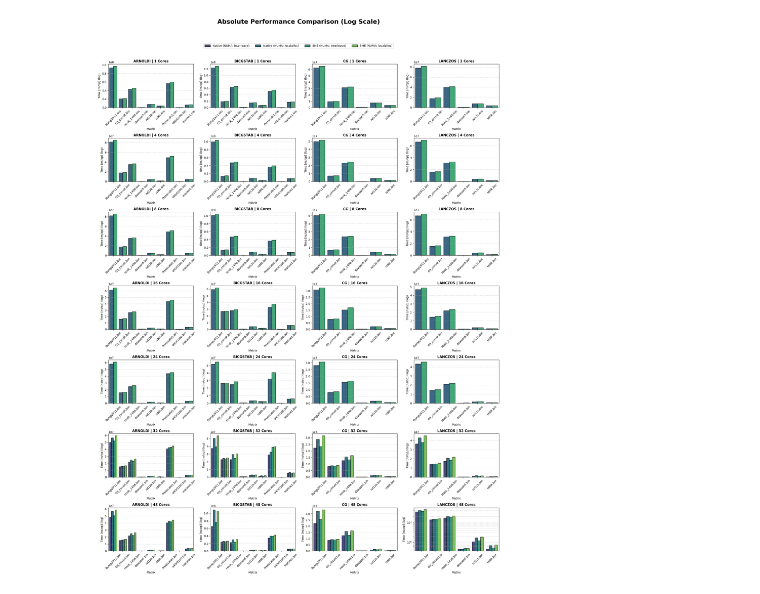
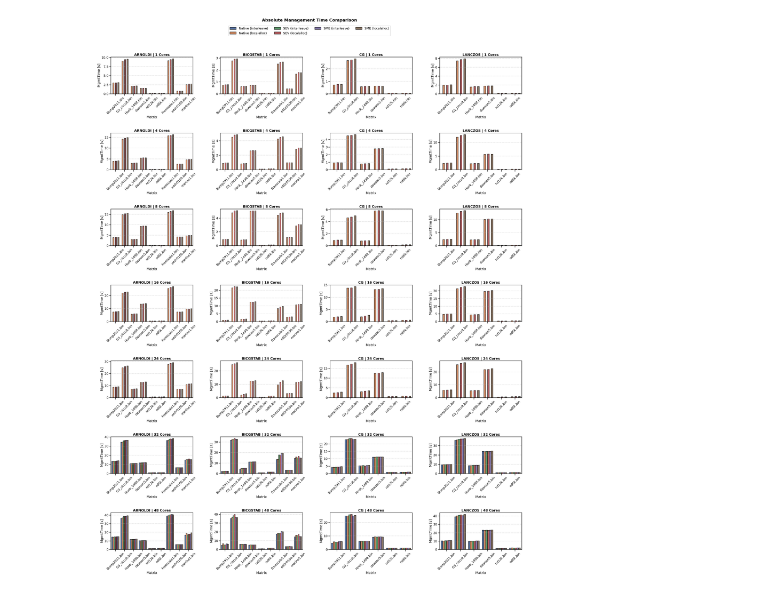
Before and after one commit to engelsm/MA-bench-framework, a Jupyter notebook: benchmark/krylov/analysis.ipynb, the cells around one changed output. Drawn from its saved outputs; the diff is of its cells as text; code cells hidden in the pictures.

```diff
--- a/benchmark/krylov/analysis.ipynb
+++ b/benchmark/krylov/analysis.ipynb
@@ -7,8 +7,9 @@ from matplotlib.ticker import FixedLocator
 import pandas as pd
 
 files = {
-    'Native': '/home/mengelsl/MA-bench-framework/outputs/krylov/native2/summary_krylov.csv',
-    'SME': '/home/mengelsl/MA-bench-framework/outputs/krylov/sme2/summary_krylov.csv',
+    'Native': '/home/mengelsl/MA-bench-framework/outputs/krylov/native3/summary_krylov.csv',
+    'SME': '/home/mengelsl/MA-bench-framework/outputs/krylov/20260215_150353/summary_krylov.csv',
+    'SEV': '/home/mengelsl/MA-bench-framework/outputs/krylov/sev2/summary_krylov.csv'
 }
 
 dfs = []
@@ -118,68 +106,92 @@ plt.show()
 # %%
-# 1. Vorbereitung der Daten für absolute Werte
-# Wir nehmen das ursprüngliche df, nicht das diff_df
-plot_abs_df = df.copy()
+# ========= PREP =========
+plot_df = df.copy()
 
-# Labels aufbereiten
-plot_abs_df['Matrix_Label'] = plot_abs_df['Matrix'].str.split('/').str[-1]
-plot_abs_df['Algo'] = plot_abs_df['Algo'].str.upper()
-plot_abs_df['Legend_Label'] = plot_abs_df['Mode'] + " (NUMA: " + plot_abs_df['NUMA'] + ")"
+# Labels
+plot_df['Matrix_Label'] = plot_df['Matrix'].str.split('/').str[-1]
+plot_df['Algo'] = plot_df['Algo'].str.upper()
+plot_df['Legend_Label'] = plot_df['Mode'] + " (" + plot_df['NUMA'] + ")"
 
-unique_cores = sorted(plot_abs_df['Cores'].unique())
-unique_algos = sorted(plot_abs_df['Algo'].unique())
+# globale Hue-Reihenfolge für konsistente Farben
+hue_order = sorted(plot_df['Legend_Label'].unique())
 
-# 2. Subplot-Grid
+# ========= GRID =========
+unique_cores = sorted(plot_df['Cores'].unique())
+unique_algos = sorted(plot_df['Algo'].unique())
+
 n_rows = len(unique_cores)
 n_cols = len(unique_algos)
 
 fig, axes = plt.subplots(
     n_rows,
     n_cols,
-    figsize=(5 * n_cols, 4 * n_rows),
-    sharey=False # Hier False, da Matrizen zu unterschiedliche Laufzeiten haben
+    figsize=(8 * n_cols, 6 * n_rows),
+    sharey=False
 )
 
-if n_rows == 1: axes = [axes]
-if n_cols == 1: axes = [[ax] for ax in axes]
+axes = np.atleast_2d(axes)
 
-# 3. Plotten
+# ========= PLOT =========
 for i, core in enumerate(unique_cores):
     for j, algo in enumerate(unique_algos):
-        ax = axes[i][j]
-        data = plot_abs_df[
-            (plot_abs_df['Cores'] == core) &
-            (plot_abs_df['Algo'] == algo)
+
+        ax = axes[i, j]
+
+        data = plot_df[
+            (plot_df['Cores'] == core) &
+            (plot_df['Algo'] == algo)
         ]
 
-        if data.empty: continue
+        if data.empty:
+            ax.set_visible(False)
+            continue
 
         sns.barplot(
             data=data,
             x='Matrix_Label',
-            y='ns_per_op',
+            y='MgmtTime',  # 🔥 hier geändert
             hue='Legend_Label',
-            palette='viridis', # Andere Palette zur Unterscheidung
+            hue_order=hue_order,
+            palette='deep',
             edgecolor='black',
             ax=ax
         )
 
+        # optional: log scale falls große Unterschiede
+        # ax.set_yscale("log")
+
+        # grid
         ax.grid(axis='y', linestyle='--', alpha=0.5, which="both")
+
+        # styling
         ax.set_title(f"{algo} | {core} Cores", fontweight='bold')
         ax.set_xlabel("Matrix")
-        ax.set_ylabel("Time [ns/op] (log)")
+        ax.set_ylabel("MgmtTime [s]")
         ax.tick_params(axis='x', rotation=45)
 
+        # lokale Legende entfernen
         if ax.get_legend():
             ax.get_legend().remove()
 
-# 4. Globale Legende
-handles, labels = ax.get_legend_handles_labels()
-fig.legend(handles, labels, loc='upper center', ncol=4, bbox_to_anchor=(0.5, 0.94))
+# ========= GLOBAL LEGEND =========
+handles, labels = axes[0, 0].get_legend_handles_labels()
 
-fig.suptitle("Absolute Performance Comparison (Log Scale)", fontsize=22, fontweight='bold', y=0.98)
+fig.legend(
+    handles,
+    labels,
+    loc='upper center',
+    ncol=4,
+    bbox_to_anchor=(0.5, 0.97),
+    frameon=True
+)
 
-plt.yscale('log')
-plt.tight_layout(rect=[0, 0, 1, 0.93])
+fig.suptitle(
+    "Absolute Management Time Comparison",
+    fontsize=22,
+    fontweight='bold'
+)
+
+plt.tight_layout(rect=[0, 0, 1, 0.95], pad=2.0, h_pad=3.0, w_pad=3.0)
 plt.show()
 # %% [output]
-[figure, old version]
+[figure, new version]
```
Also changed, not shown: parts of 6 cells of this notebook, 12 other files.
